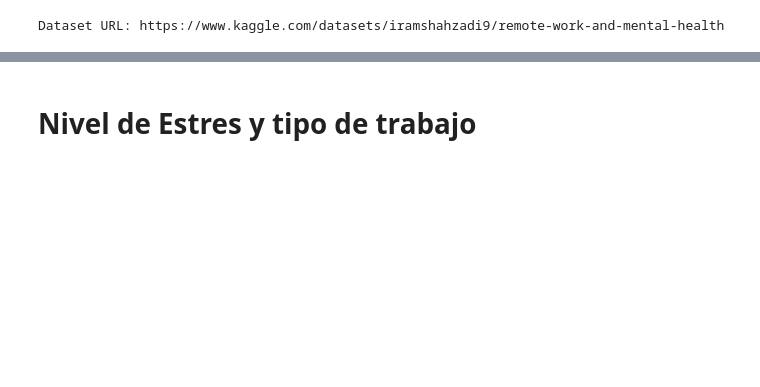
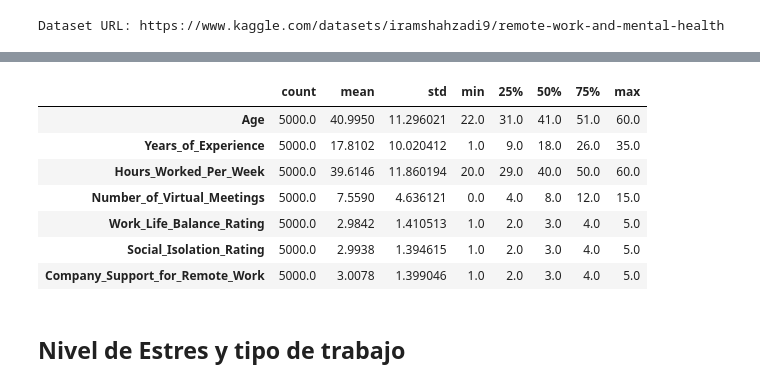
Before and after one commit to mike231230/DataScience, a Jupyter notebook: ProyectoDS_Parte1_AguirreMiguel.ipynb, the cells around one changed output, grey strips where cells are left out. Cells and saved outputs as stored; diff of their text form; code cells hidden in the pictures; blank space fills up the shorter version.

```diff
--- a/ProyectoDS_Parte1_AguirreMiguel.ipynb
+++ b/ProyectoDS_Parte1_AguirreMiguel.ipynb
@@ -46,5 +142,16 @@ df
+# %%
+df.describe().T
+# %% [output]
+|  | count | mean | std | min | 25% | 50% | 75% | max |
+| Age | 5000.0 | 40.9950 | 11.296021 | 22.0 | 31.0 | 41.0 | 51.0 | 60.0 |
+| Years_of_Experience | 5000.0 | 17.8102 | 10.020412 | 1.0 | 9.0 | 18.0 | 26.0 | 35.0 |
+| Hours_Worked_Per_Week | 5000.0 | 39.6146 | 11.860194 | 20.0 | 29.0 | 40.0 | 50.0 | 60.0 |
+| Number_of_Virtual_Meetings | 5000.0 | 7.5590 | 4.636121 | 0.0 | 4.0 | 8.0 | 12.0 | 15.0 |
+| Work_Life_Balance_Rating | 5000.0 | 2.9842 | 1.410513 | 1.0 | 2.0 | 3.0 | 4.0 | 5.0 |
+| Social_Isolation_Rating | 5000.0 | 2.9938 | 1.394615 | 1.0 | 2.0 | 3.0 | 4.0 | 5.0 |
+| Company_Support_for_Remote_Work | 5000.0 | 3.0078 | 1.399046 | 1.0 | 2.0 | 3.0 | 4.0 | 5.0 |
 # %% [markdown]
-# Nivel de Estres y tipo de trabajo
+## Nivel de Estres y tipo de trabajo
 # %%
 estress_tipotrabajo = df[["Work_Location", "Stress_Level"]]
 categorias = estress_tipotrabajo["Work_Location"].unique()
```
Also changed, not shown: parts of 40 cells of this notebook.
